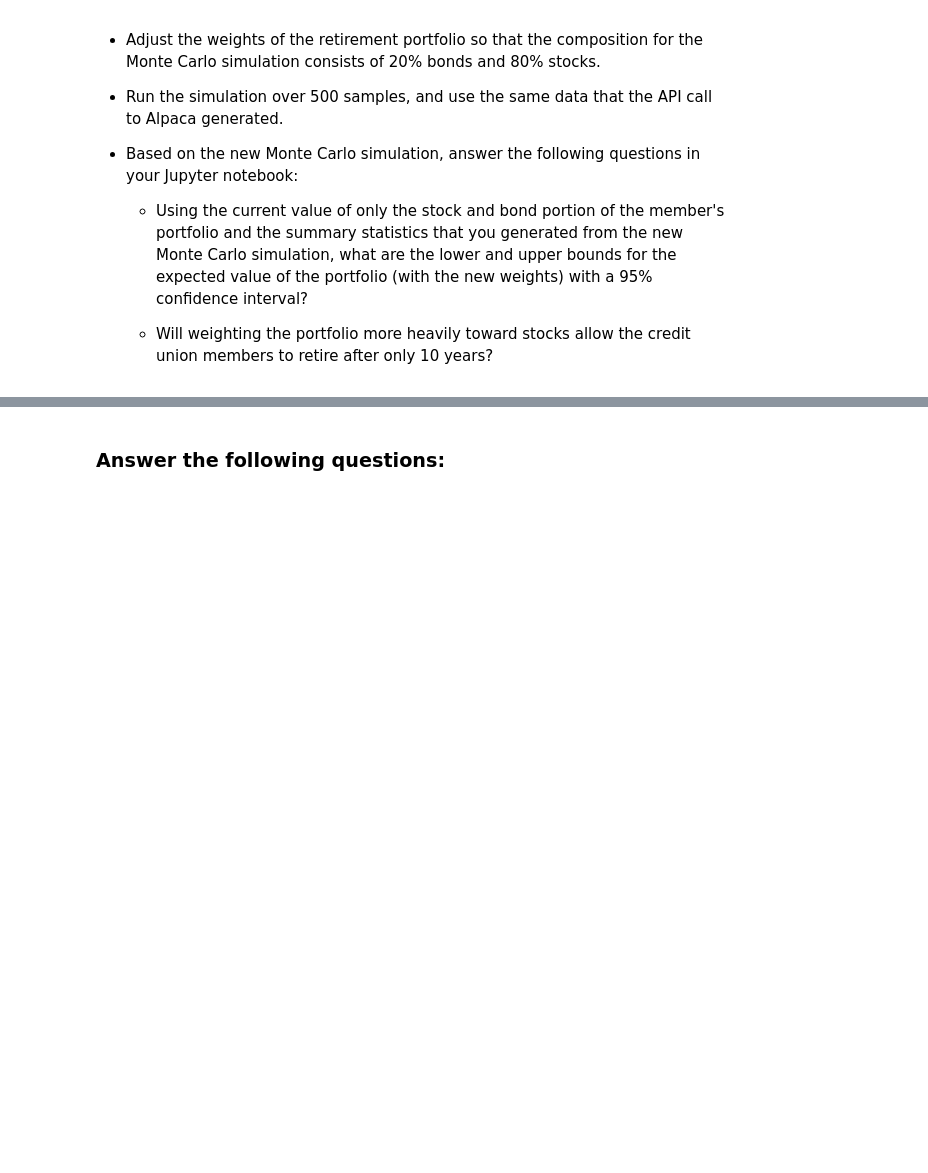
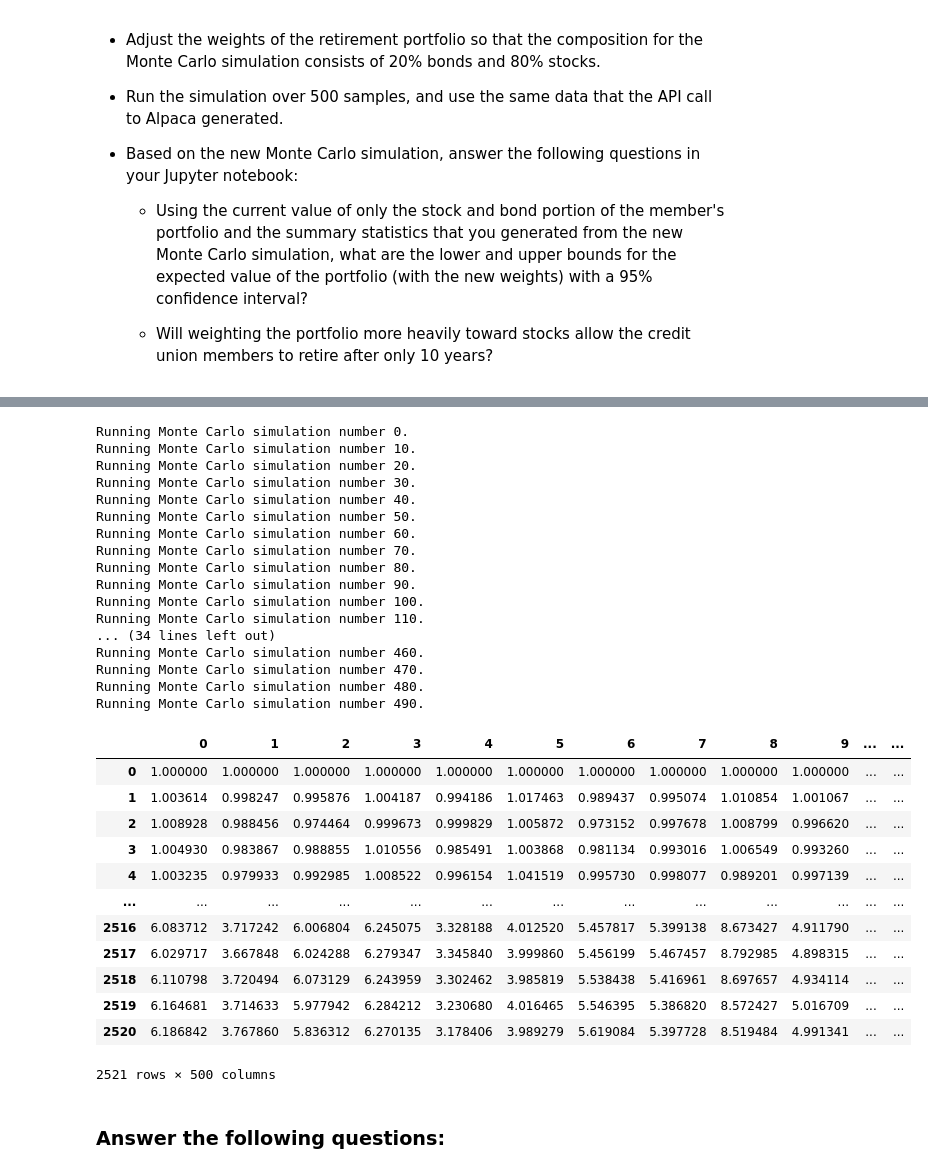
Before and after one commit to ForrestSurles/Retirement_Portfolio_Planner, a Jupyter notebook: financial_planning_tools.ipynb, the cells around one changed output, grey strips where cells are left out. Saved outputs shown, nothing was run; the diff lists cells and outputs as text; code cells hidden in the pictures; blank space fills up the shorter version.

Commit message:
Run the 10 year Monte Carlo simulation

```diff
--- a/financial_planning_tools.ipynb
+++ b/financial_planning_tools.ipynb
@@ -647,7 +647,38 @@ MC_ten_year.portfolio_data.head()
 | 2018-07-27 00:00:00-04:00 | 106.13 | 106.1599 | 106.0400 | 106.075 | 1261312.0 | 0.000708 | 283.71 | 283.82 | 280.38 | 281.46 | ... |
 # %%
 # Run the Monte Carlo simulation to forecast 10 years cumulative returns
-# YOUR CODE HERE
+MC_ten_year.calc_cumulative_return()
+# %% [output]
+Running Monte Carlo simulation number 0.
+Running Monte Carlo simulation number 10.
+Running Monte Carlo simulation number 20.
+Running Monte Carlo simulation number 30.
+Running Monte Carlo simulation number 40.
+Running Monte Carlo simulation number 50.
+Running Monte Carlo simulation number 60.
+Running Monte Carlo simulation number 70.
+Running Monte Carlo simulation number 80.
+Running Monte Carlo simulation number 90.
+Running Monte Carlo simulation number 100.
+Running Monte Carlo simulation number 110.
+... (34 lines left out)
+Running Monte Carlo simulation number 460.
+Running Monte Carlo simulation number 470.
+Running Monte Carlo simulation number 480.
+Running Monte Carlo simulation number 490.
+|  | 0 | 1 | 2 | 3 | 4 | 5 | 6 | 7 | 8 | 9 | ... | ... |
+| 0 | 1.000000 | 1.000000 | 1.000000 | 1.000000 | 1.000000 | 1.000000 | 1.000000 | 1.000000 | 1.000000 | 1.000000 | ... | ... |
+| 1 | 1.003614 | 0.998247 | 0.995876 | 1.004187 | 0.994186 | 1.017463 | 0.989437 | 0.995074 | 1.010854 | 1.001067 | ... | ... |
+| 2 | 1.008928 | 0.988456 | 0.974464 | 0.999673 | 0.999829 | 1.005872 | 0.973152 | 0.997678 | 1.008799 | 0.996620 | ... | ... |
+| 3 | 1.004930 | 0.983867 | 0.988855 | 1.010556 | 0.985491 | 1.003868 | 0.981134 | 0.993016 | 1.006549 | 0.993260 | ... | ... |
+| 4 | 1.003235 | 0.979933 | 0.992985 | 1.008522 | 0.996154 | 1.041519 | 0.995730 | 0.998077 | 0.989201 | 0.997139 | ... | ... |
+| ... | ... | ... | ... | ... | ... | ... | ... | ... | ... | ... | ... | ... |
+| 2516 | 6.083712 | 3.717242 | 6.006804 | 6.245075 | 3.328188 | 4.012520 | 5.457817 | 5.399138 | 8.673427 | 4.911790 | ... | ... |
+| 2517 | 6.029717 | 3.667848 | 6.024288 | 6.279347 | 3.345840 | 3.999860 | 5.456199 | 5.467457 | 8.792985 | 4.898315 | ... | ... |
+| 2518 | 6.110798 | 3.720494 | 6.073129 | 6.243959 | 3.302462 | 3.985819 | 5.538438 | 5.416961 | 8.697657 | 4.934114 | ... | ... |
+| 2519 | 6.164681 | 3.714633 | 5.977942 | 6.284212 | 3.230680 | 4.016465 | 5.546395 | 5.386820 | 8.572427 | 5.016709 | ... | ... |
+| 2520 | 6.186842 | 3.767860 | 5.836312 | 6.270135 | 3.178406 | 3.989279 | 5.619084 | 5.397728 | 8.519484 | 4.991341 | ... | ... |
+2521 rows × 500 columns
 # %%
 # Visualize the 10-year Monte Carlo simulation by creating an
 # overlay line plot
```
